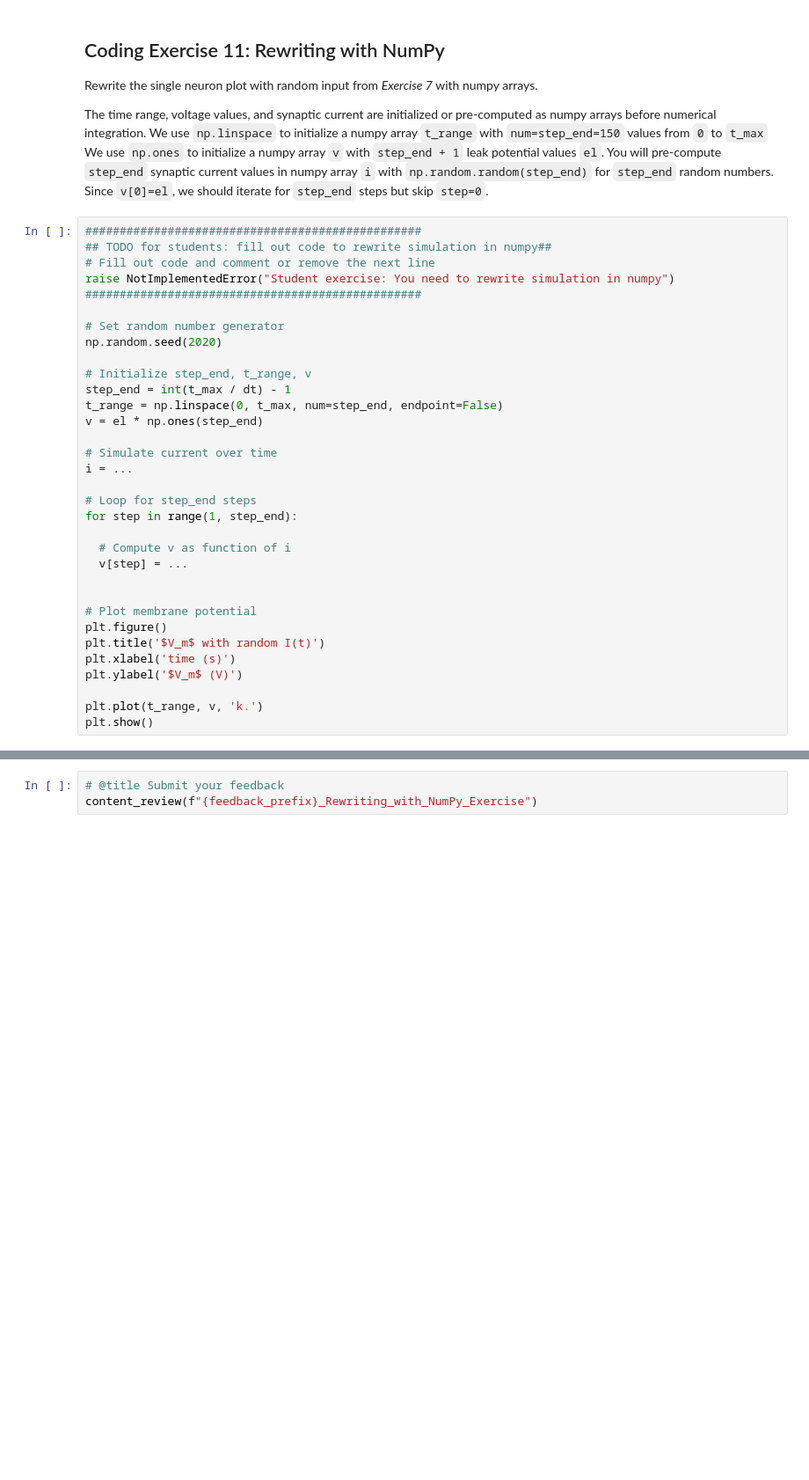
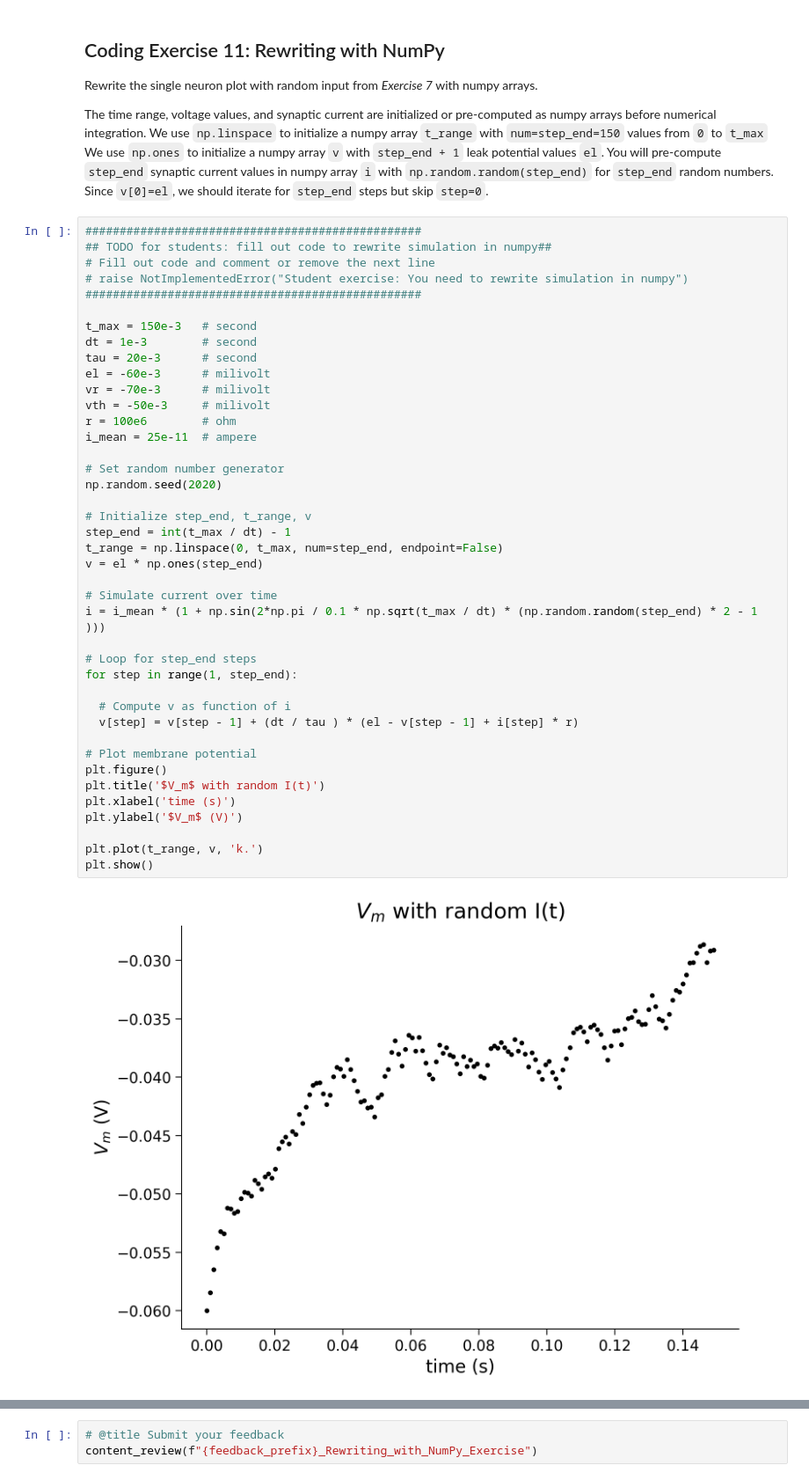
Before and after one commit to timothyngtinhang/fastbook, a Jupyter notebook: tutorials/W0D1_PythonWorkshop1/student/W0D1_Tutorial1.ipynb, the cells around one changed output, grey strips where cells are left out. Shown at 88% size. Drawn from its saved outputs; the diff is of its cells as text; blank space fills up the shorter version.

```diff
--- a/tutorials/W0D1_PythonWorkshop1/student/W0D1_Tutorial1.ipynb
+++ b/tutorials/W0D1_PythonWorkshop1/student/W0D1_Tutorial1.ipynb
@@ -1304,36 +1340,46 @@ We use `np.ones` to initialize a numpy array `v` with `step_end + 1` leak potent
 # %%
 #################################################
 ## TODO for students: fill out code to rewrite simulation in numpy##
 # Fill out code and comment or remove the next line
-raise NotImplementedError("Student exercise: You need to rewrite simulation in numpy")
+# raise NotImplementedError("Student exercise: You need to rewrite simulation in numpy")
 #################################################
+
+t_max = 150e-3   # second
+dt = 1e-3        # second
+tau = 20e-3      # second
+el = -60e-3      # milivolt
+vr = -70e-3      # milivolt
+vth = -50e-3     # milivolt
+r = 100e6        # ohm
+i_mean = 25e-11  # ampere
 
 # Set random number generator
 np.random.seed(2020)
 
 # Initialize step_end, t_range, v
 step_end = int(t_max / dt) - 1
 t_range = np.linspace(0, t_max, num=step_end, endpoint=False)
 v = el * np.ones(step_end)
 
 # Simulate current over time
-i = ...
+i = i_mean * (1 + np.sin(2*np.pi / 0.1 * np.sqrt(t_max / dt) * (np.random.random(step_end) * 2 - 1 )))
 
 # Loop for step_end steps
 for step in range(1, step_end):
 
   # Compute v as function of i
-  v[step] = ...
-
+  v[step] = v[step - 1] + (dt / tau ) * (el - v[step - 1] + i[step] * r)
 
 # Plot membrane potential
 plt.figure()
 plt.title('$V_m$ with random I(t)')
 plt.xlabel('time (s)')
 plt.ylabel('$V_m$ (V)')
 
 plt.plot(t_range, v, 'k.')
 plt.show()
+# %% [output]
+[figure, added]
 # %% [markdown]
 [*Click for solution*](https://github.com/NeuromatchAcademy/precourse/tree/main/tutorials/W0D1_PythonWorkshop1/solutions/W0D1_Tutorial1_Solution_66c71ad3.py)
 
```
Also changed, not shown: parts of 18 cells of this notebook.
